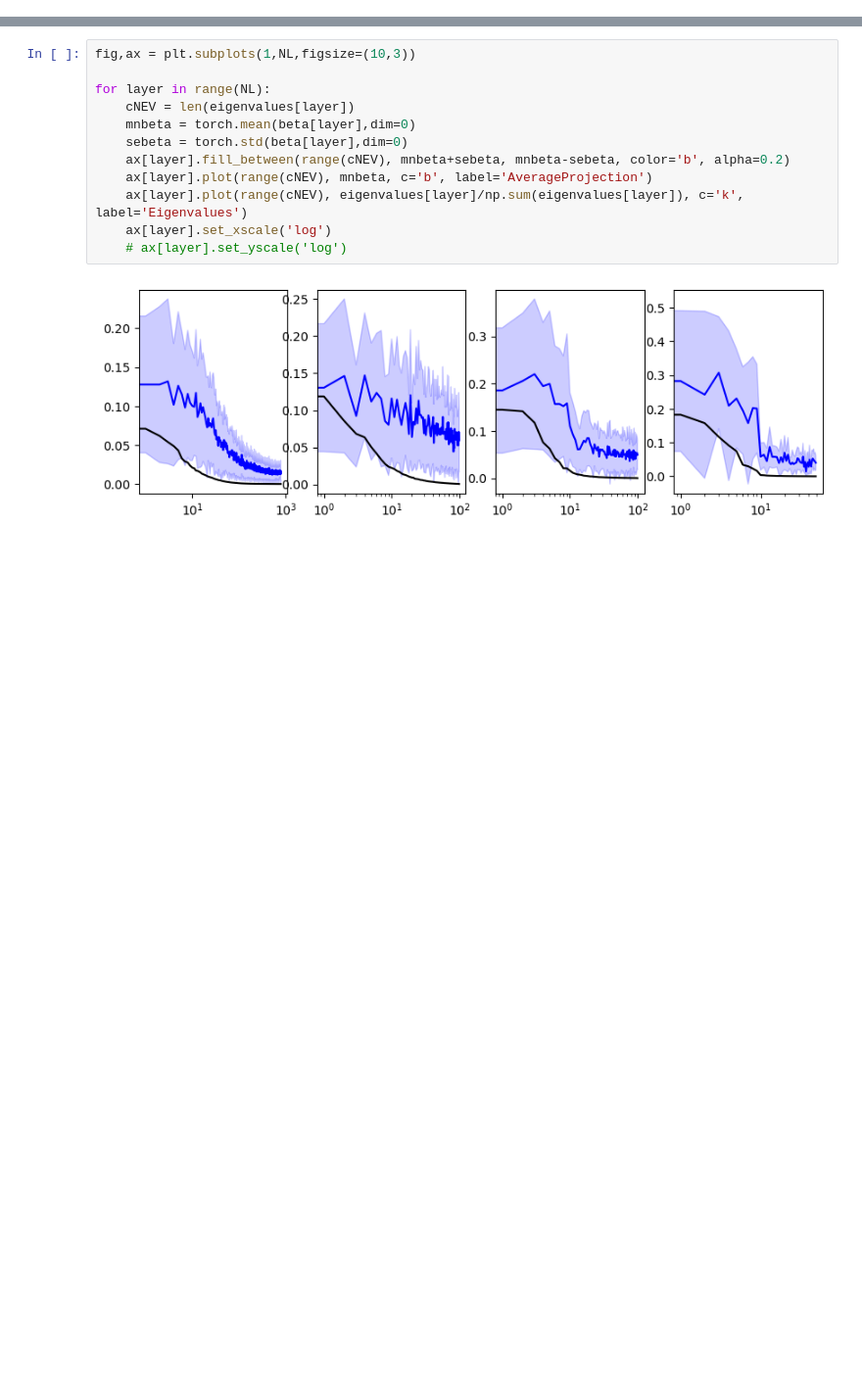
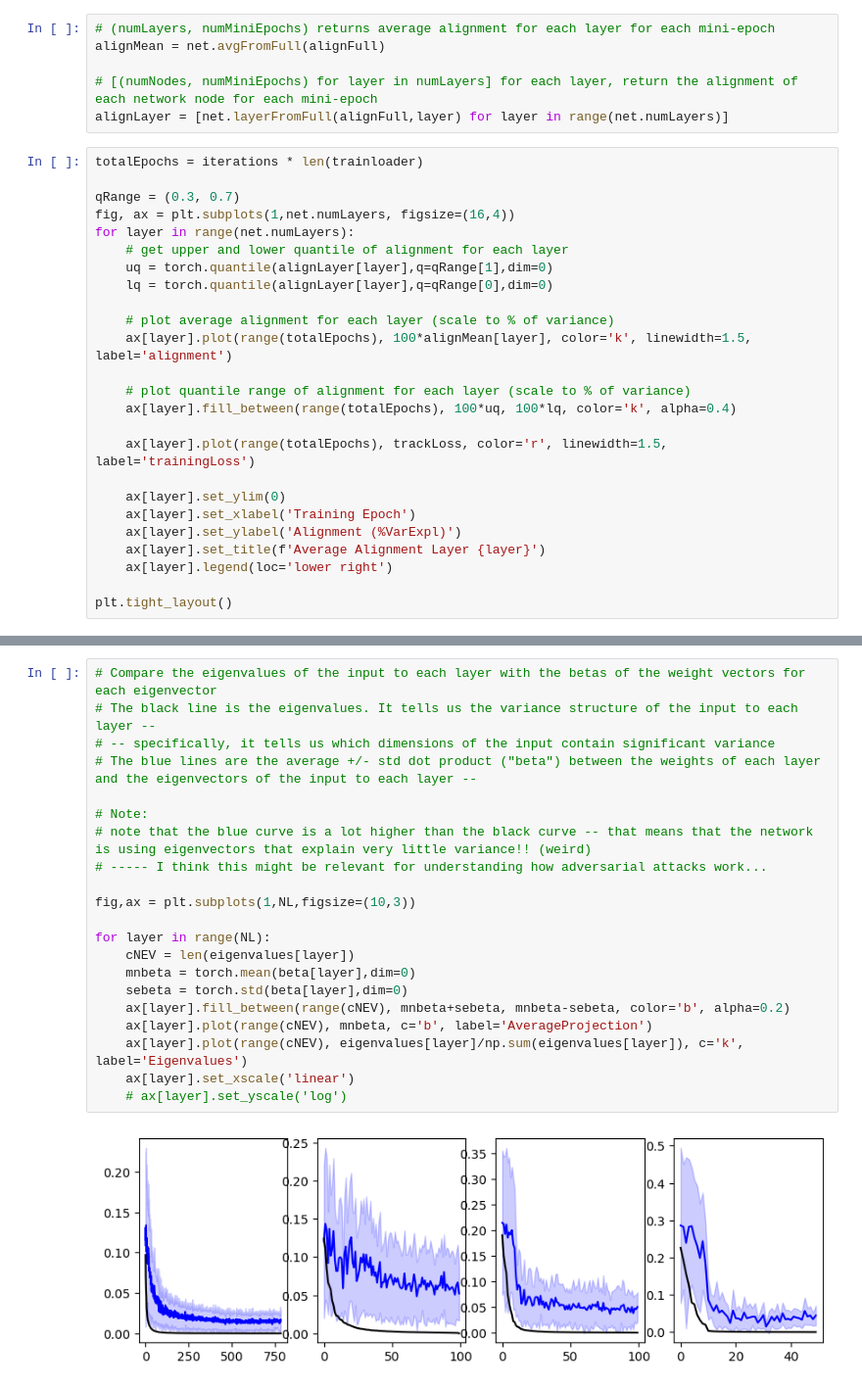
Before and after one commit to landoskape/networkAlignmentAnalysis, a Jupyter notebook: deepnets/testNetworks.ipynb, the cells around one changed output, grey strips where cells are left out. Shown at 98% size. Cells and saved outputs as stored; diff of their text form; blank space fills up the shorter version.

Commit message:
Commenting testNetworks for celia

```diff
--- a/deepnets/testNetworks.ipynb
+++ b/deepnets/testNetworks.ipynb
@@ -193,0 +172,31 @@ Training process has finished in 125.998 seconds.
+# %%
+# (numLayers, numMiniEpochs) returns average alignment for each layer for each mini-epoch
+alignMean = net.avgFromFull(alignFull)
+
+# [(numNodes, numMiniEpochs) for layer in numLayers] for each layer, return the alignment of each network node for each mini-epoch
+alignLayer = [net.layerFromFull(alignFull,layer) for layer in range(net.numLayers)]
+# %%
+totalEpochs = iterations * len(trainloader)
+
+qRange = (0.3, 0.7)
+fig, ax = plt.subplots(1,net.numLayers, figsize=(16,4))
+for layer in range(net.numLayers):
+    # get upper and lower quantile of alignment for each layer
+    uq = torch.quantile(alignLayer[layer],q=qRange[1],dim=0)
+    lq = torch.quantile(alignLayer[layer],q=qRange[0],dim=0)
+
+    # plot average alignment for each layer (scale to % of variance)
+    ax[layer].plot(range(totalEpochs), 100*alignMean[layer], color='k', linewidth=1.5, label='alignment')
+
+    # plot quantile range of alignment for each layer (scale to % of variance)
+    ax[layer].fill_between(range(totalEpochs), 100*uq, 100*lq, color='k', alpha=0.4)
+
+    ax[layer].plot(range(totalEpochs), trackLoss, color='r', linewidth=1.5, label='trainingLoss')
+
+    ax[layer].set_ylim(0)
+    ax[layer].set_xlabel('Training Epoch')
+    ax[layer].set_ylabel('Alignment (%VarExpl)')
+    ax[layer].set_title(f'Average Alignment Layer {layer}')
+    ax[layer].legend(loc='lower right')
+
+plt.tight_layout()
@@ -249,16 +275,25 @@ torch.Size([100, 100])
 torch.Size([50, 100])
 torch.Size([10, 50])
 # %%
+# Compare the eigenvalues of the input to each layer with the betas of the weight vectors for each eigenvector
+# The black line is the eigenvalues. It tells us the variance structure of the input to each layer --
+# -- specifically, it tells us which dimensions of the input contain significant variance
+# The blue lines are the average +/- std dot product ("beta") between the weights of each layer and the eigenvectors of the input to each layer --
+
+# Note:
+# note that the blue curve is a lot higher than the black curve -- that means that the network is using eigenvectors that explain very little variance!! (weird)
+# ----- I think this might be relevant for understanding how adversarial attacks work...
+
 fig,ax = plt.subplots(1,NL,figsize=(10,3))
 
 for layer in range(NL):
     cNEV = len(eigenvalues[layer])
     mnbeta = torch.mean(beta[layer],dim=0)
     sebeta = torch.std(beta[layer],dim=0)
     ax[layer].fill_between(range(cNEV), mnbeta+sebeta, mnbeta-sebeta, color='b', alpha=0.2)
     ax[layer].plot(range(cNEV), mnbeta, c='b', label='AverageProjection')
     ax[layer].plot(range(cNEV), eigenvalues[layer]/np.sum(eigenvalues[layer]), c='k', label='Eigenvalues')
-    ax[layer].set_xscale('log')
+    ax[layer].set_xscale('linear')
     # ax[layer].set_yscale('log')
 # %% [output]
-[figure, old version]
+[figure, new version]
```
Also changed, not shown: parts of 8 cells of this notebook, 8 other files.
